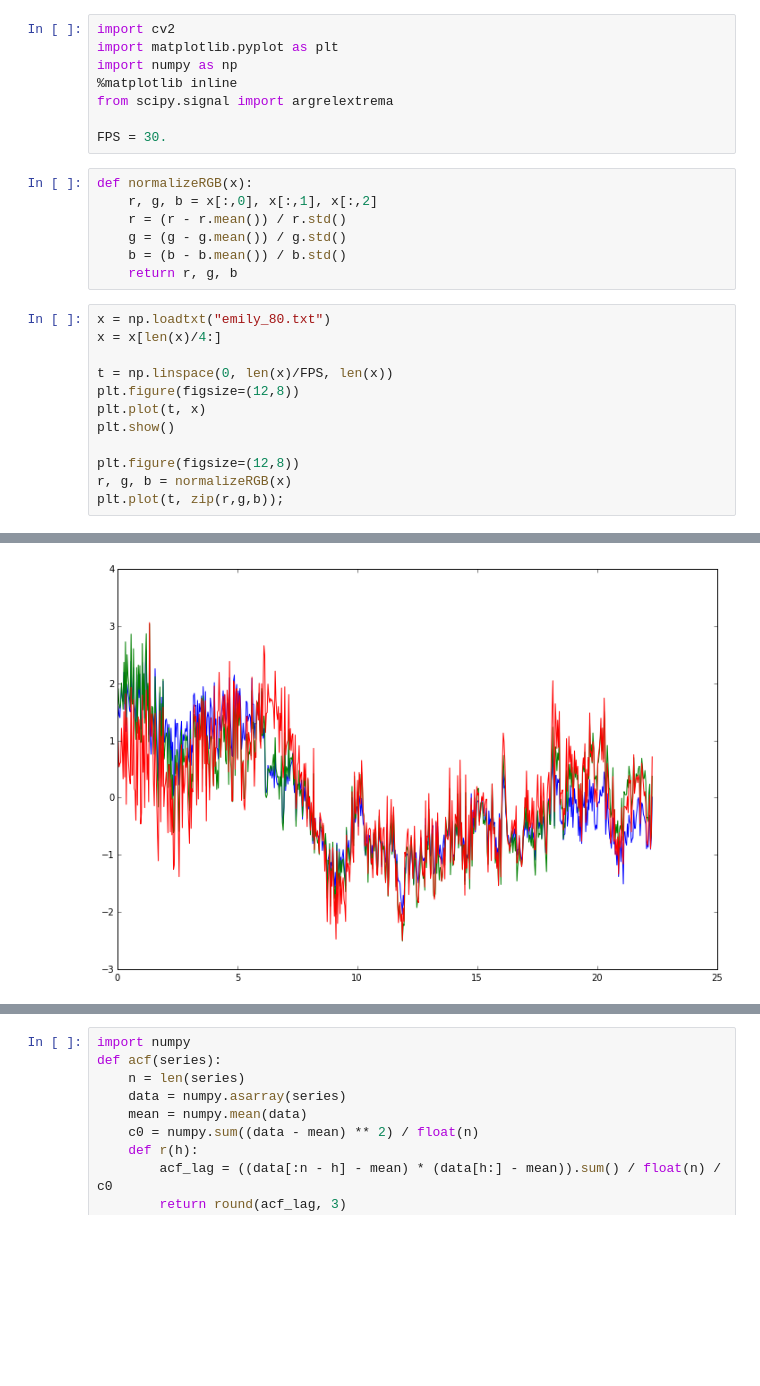
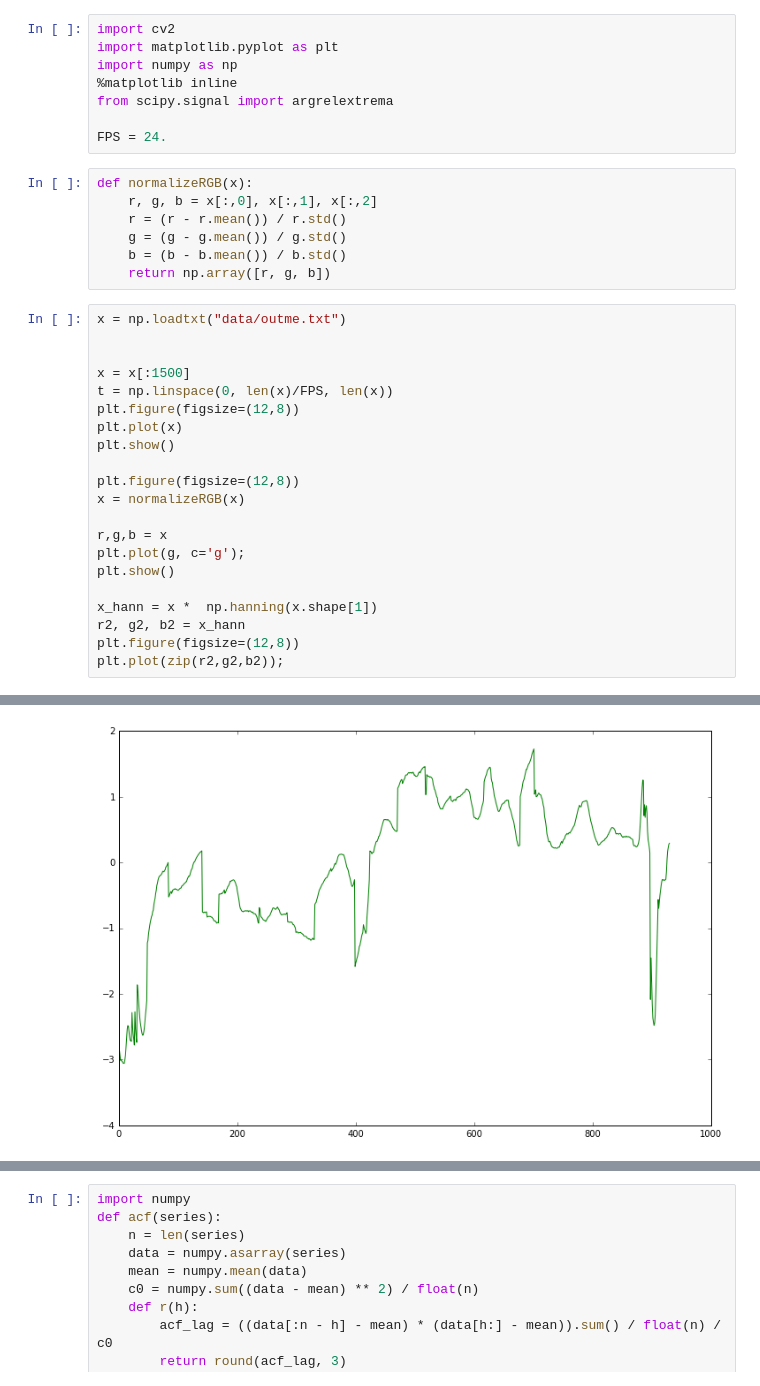
Before and after one commit to dwieker/FaceTrack, a Jupyter notebook: experimenting.ipynb, the cells around one changed output, grey strips where cells are left out. Drawn from its saved outputs; the diff is of its cells as text; blank space fills up the shorter version.

```diff
--- a/experimenting.ipynb
+++ b/experimenting.ipynb
@@ -5,24 +5,33 @@ import numpy as np
 %matplotlib inline
 from scipy.signal import argrelextrema
 
-FPS = 30.
+FPS = 24.
 # %%
 def normalizeRGB(x):
     r, g, b = x[:,0], x[:,1], x[:,2]
     r = (r - r.mean()) / r.std()
     g = (g - g.mean()) / g.std()
     b = (b - b.mean()) / b.std()
-    return r, g, b
+    return np.array([r, g, b])
 # %%
-x = np.loadtxt("emily_80.txt")
-x = x[len(x)/4:]
+x = np.loadtxt("data/outme.txt")
 
+
+x = x[:1500]
 t = np.linspace(0, len(x)/FPS, len(x))
 plt.figure(figsize=(12,8))
-plt.plot(t, x)
+plt.plot(x)
 plt.show()
 
 plt.figure(figsize=(12,8))
-r, g, b = normalizeRGB(x)
-plt.plot(t, zip(r,g,b));
+x = normalizeRGB(x)
+
+r,g,b = x
+plt.plot(g, c='g');
+plt.show()
+
+x_hann = x *  np.hanning(x.shape[1])
+r2, g2, b2 = x_hann
+plt.figure(figsize=(12,8))
+plt.plot(zip(r2,g2,b2));
 # %% [output]
@@ -30 +39 @@ plt.plot(t, zip(r,g,b));
-[figure, old version]
+[figure, new version]
```
Also changed, not shown: parts of 7 cells of this notebook, 1 other file.
